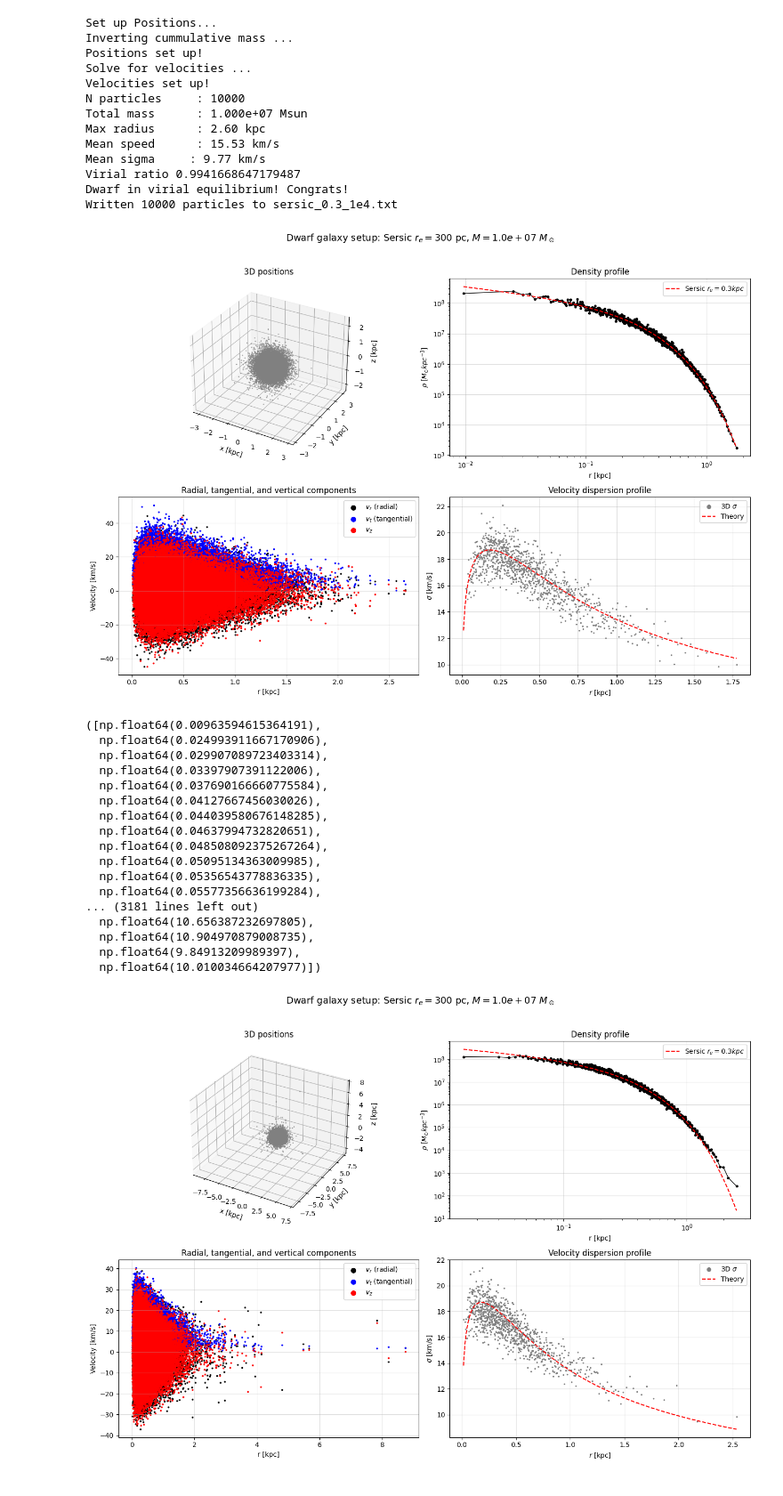
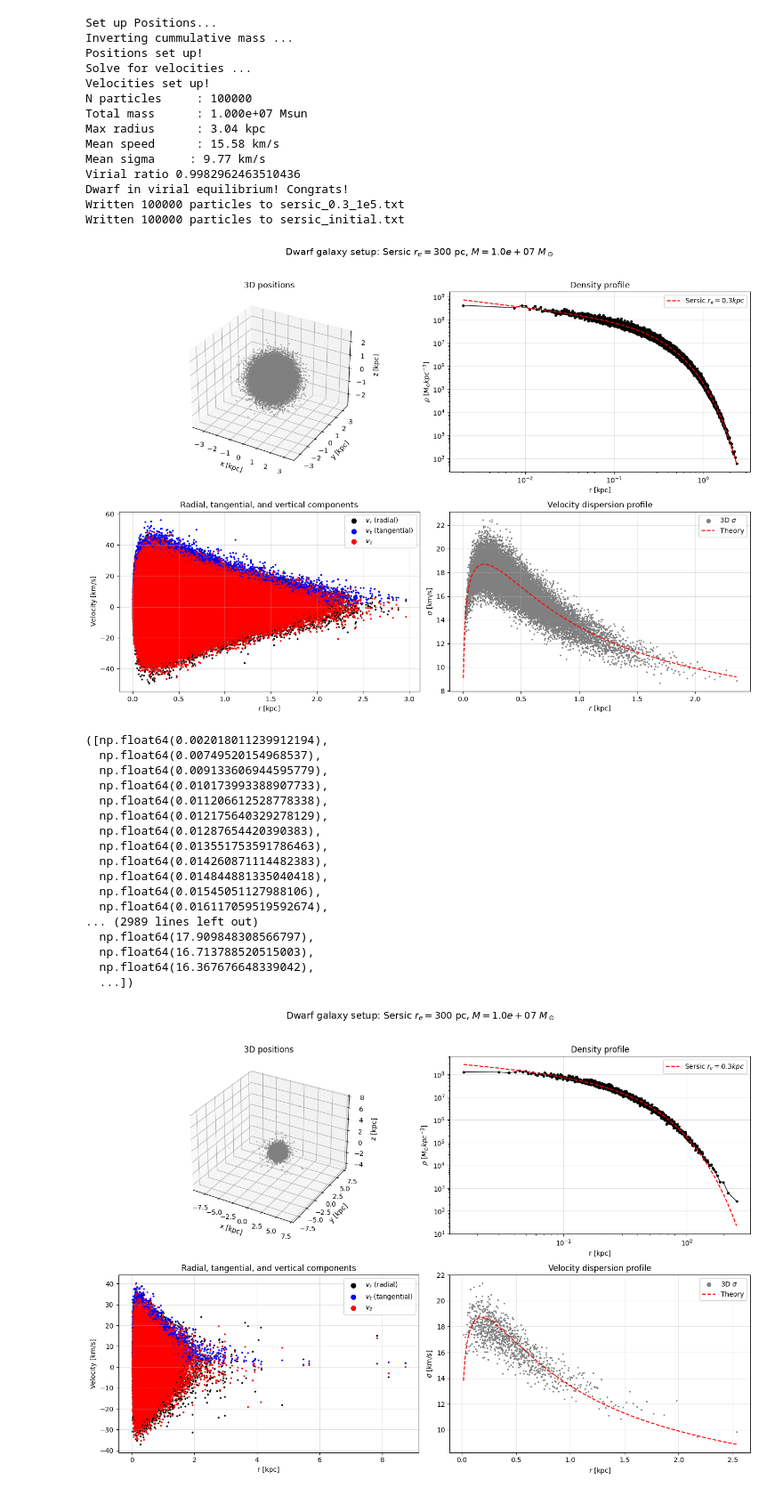
Before and after one commit to olgahinke/dwarf_por, a Jupyter notebook: dwarf_setup.ipynb, the cells around one changed output. Shown at 89% size. Cells and saved outputs as stored; diff of their text form; code cells hidden in the pictures.

```diff
--- a/dwarf_setup.ipynb
+++ b/dwarf_setup.ipynb
@@ -490,43 +490,47 @@ plt.show()
 # %%
 R = 200
-M_host = 8.4e10
-pos, vel, mass, r, sigma = get_dwarf(profile="sersic", mond= True, r_e = 300, n = 1,  N= 10000, M = 1e7, r_max = 6, R = R, M_host = M_host, efe = False)
-write_ramses_txt("sersic_0.3_1e4.txt", pos, vel, mass)
+M_host = 9.15e10
+pos, vel, mass, r, sigma = get_dwarf(profile="sersic", mond= True, r_e = 300, n = 1,  N= 100000, M = 1e7, r_max = 6, R = R, M_host = M_host, efe = False)
+r0 = [100.0, 0.0, 0.0]
+v0 = [0.0, 200.4, 0.0]
+write_ramses_txt("sersic_0.3_1e5.txt", pos + r0, vel + v0, mass)
+write_ramses_txt("sersic_initial.txt", pos, vel, mass)
 # %% [output]
 Set up Positions...
 Inverting cummulative mass ...
 Positions set up!
 Solve for velocities ...
 Velocities set up!
-N particles     : 10000
+N particles     : 100000
 Total mass      : 1.000e+07 Msun
-Max radius      : 2.60 kpc
-Mean speed      : 15.53 km/s
+Max radius      : 3.04 kpc
+Mean speed      : 15.58 km/s
 Mean sigma     : 9.77 km/s
-Virial ratio 0.9941668647179487
+Virial ratio 0.9982962463510436
 Dwarf in virial equilibrium! Congrats!
-Written 10000 particles to sersic_0.3_1e4.txt
+Written 100000 particles to sersic_0.3_1e5.txt
+Written 100000 particles to sersic_initial.txt
 # %%
-plot_setup("sersic_0.3.txt", R = 200, M = 1e7, n = 1, r_e = 300)
+plot_setup("sersic_initial.txt", R = 200, M = 1e7, n = 1, r_e = 300)
 # %% [output]
-[figure, old version]
+[figure, new version]
-([np.float64(0.00963594615364191),
-  np.float64(0.024993911667170906),
-  np.float64(0.029907089723403314),
-  np.float64(0.03397907391122006),
-  np.float64(0.037690166660775584),
-  np.float64(0.04127667456030026),
-  np.float64(0.044039580676148285),
-  np.float64(0.04637994732820651),
-  np.float64(0.048508092375267264),
-  np.float64(0.05095134363009985),
-  np.float64(0.05356543778836335),
-  np.float64(0.05577356636199284),
-... (3181 lines left out)
-  np.float64(10.656387232697805),
-  np.float64(10.904970879008735),
-  np.float64(9.84913209989397),
-  np.float64(10.010034664207977)])
+([np.float64(0.002018011239912194),
+  np.float64(0.00749520154968537),
+  np.float64(0.009133606944595779),
+  np.float64(0.010173993388907733),
+  np.float64(0.011206612528778338),
+  np.float64(0.012175640329278129),
+  np.float64(0.01287654420390383),
+  np.float64(0.013551753591786463),
+  np.float64(0.014260871114482383),
+  np.float64(0.014844881335040418),
+  np.float64(0.01545051127988106),
+  np.float64(0.016117059519592674),
+... (2989 lines left out)
+  np.float64(17.909848308566797),
+  np.float64(16.713788520515003),
+  np.float64(16.367676648339042),
+  ...])
 # %%
 plot_setup("sers_0.3_equ.txt", R = 200, M = 1e7, n = 1, r_e = 300)
 # %% [output]
```
Also changed, not shown: parts of 2 cells of this notebook, 6 other files.
